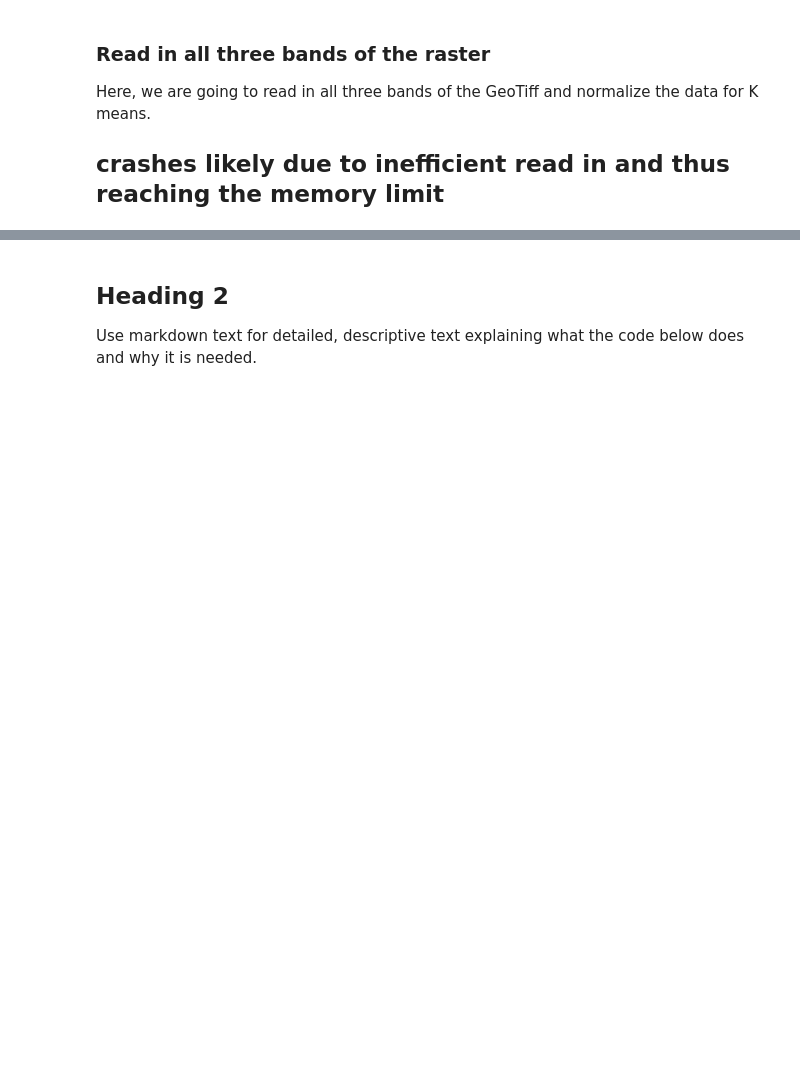
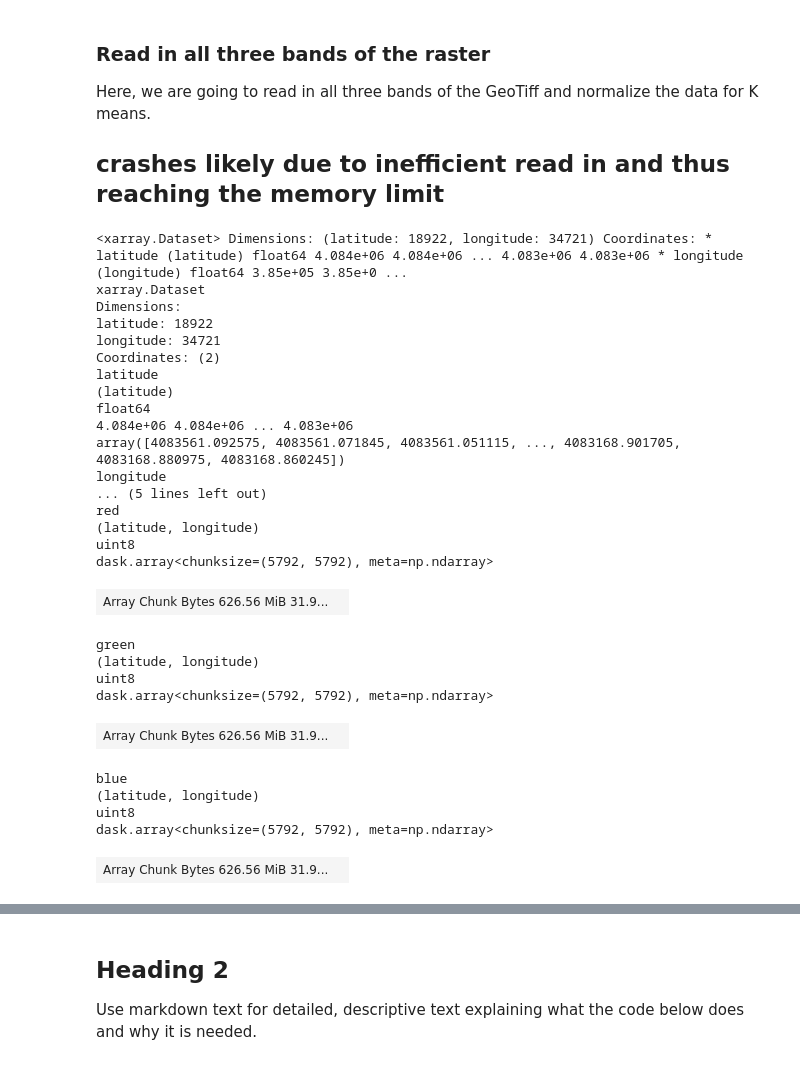
Before and after one commit to ODU-GeoSEA/va-datacube, a Jupyter notebook: real_world_examples/UAV_floodFeature.ipynb, the cells around one changed output, grey strips where cells are left out. Drawn from its saved outputs; the diff is of its cells as text; code cells hidden in the pictures; blank space fills up the shorter version.

```diff
--- a/real_world_examples/UAV_floodFeature.ipynb
+++ b/real_world_examples/UAV_floodFeature.ipynb
@@ -63,7 +63,7 @@ An optional section to inform the user of any parameters they'll need to configu
  - param_name_1: Simple description (e.g. example_value). Advice about appropriate values to choose for this parameter.
  - param_name_2: Simple description (e.g. example_value). Advice about appropriate values to choose for this parameter.
 # %%
-param_name_1 = 'example_value'
+raster_path = '/home/jupyter-68bca889-0317-429c-8193d/shared/UAV_test_imagery/SiteA-RGB.tiff'
 param_name_2 = 'example_value'
 # %% [markdown]
 ## Set up a Dask cluster
@@ -153,38 +160,46 @@ Here, we are going to read in all three bands of the GeoTiff and normalize the d
 
 ## crashes likely due to inefficient read in and thus reaching the memory limit
 # %%
-# Open the source dataset
-with rasterio.open('/home/jupyter-68bca889-0317-429c-8193d/shared/UAV_test_imagery/SiteA-RGB.tiff') as src:
-    data = src.read()
-    meta = src.meta.copy()
+# Open the source dataset and read in via chunks to save memory
+raster_data = xr.open_rasterio(raster_path, chunks="auto").rename(
+    {"y": "latitude", "x": "longitude"}
+)
 
-# Define the new resolution in meters
-new_res = 0.05
+#redefine raster dataset
+raster_data = (
+    raster_data.to_dataset(dim="band")
+    .rename({1: "red", 2: "green", 3: "blue"})
+    .drop_vars(4)
+)
 
-# Calculate the new size of the raster in pixels
-res_ratio = meta["transform"][0] / new_res
-new_width = int(meta["width"] / res_ratio)
-new_height = int(meta["height"] / res_ratio)
-
-# Update the metadata with the new resolution and size
-meta.update({"transform": Affine(new_res, 0, meta["transform"][2], 0, -new_res, meta["transform"][5]),
-             "width": new_width,
-             "height": new_height})
-
-# Create an empty array to hold the resampled data
-new_data = np.zeros((meta["count"], new_height, new_width), dtype=data.dtype)
-
-# Resample the data
-rasterio.warp.reproject(source=data, destination=new_data, src_transform=meta["transform"],
-                        src_crs=meta["crs"], dst_transform=meta["transform"],
-                        dst_crs=meta["crs"], resampling=Resampling.cubic)
-
-
-# Plot the resampled data
-fig, axs = plt.subplots(nrows=1, ncols=3, figsize=(15, 15))
-for i, ax in enumerate(axs.flat):
-    ax.imshow(new_data[i,:,:], cmap='gray')
-    ax.set_title(f"Band {i+1}")
-    ax.axis('off')
-
-plt.show()
+#Check dataset
+raster_data
+# %% [output]
+<xarray.Dataset> Dimensions: (latitude: 18922, longitude: 34721) Coordinates: * latitude (latitude) float64 4.084e+06 4.084e+06 ... 4.083e+06 4.083e+06 * longitude (longitude) float64 3.85e+05 3.85e+0 ...
+xarray.Dataset
+Dimensions:
+latitude: 18922
+longitude: 34721
+Coordinates: (2)
+latitude
+(latitude)
+float64
+4.084e+06 4.084e+06 ... 4.083e+06
+array([4083561.092575, 4083561.071845, 4083561.051115, ..., 4083168.901705, 4083168.880975, 4083168.860245])
+longitude
+... (5 lines left out)
+red
+(latitude, longitude)
+uint8
+dask.array<chunksize=(5792, 5792), meta=np.ndarray>
+| Array Chunk Bytes 626.56 MiB 31.9... |  |
+green
+(latitude, longitude)
+uint8
+dask.array<chunksize=(5792, 5792), meta=np.ndarray>
+| Array Chunk Bytes 626.56 MiB 31.9... |  |
+blue
+(latitude, longitude)
+uint8
+dask.array<chunksize=(5792, 5792), meta=np.ndarray>
+| Array Chunk Bytes 626.56 MiB 31.9... |  |
```
Also changed, not shown: parts of 5 cells of this notebook, 1 other file.
